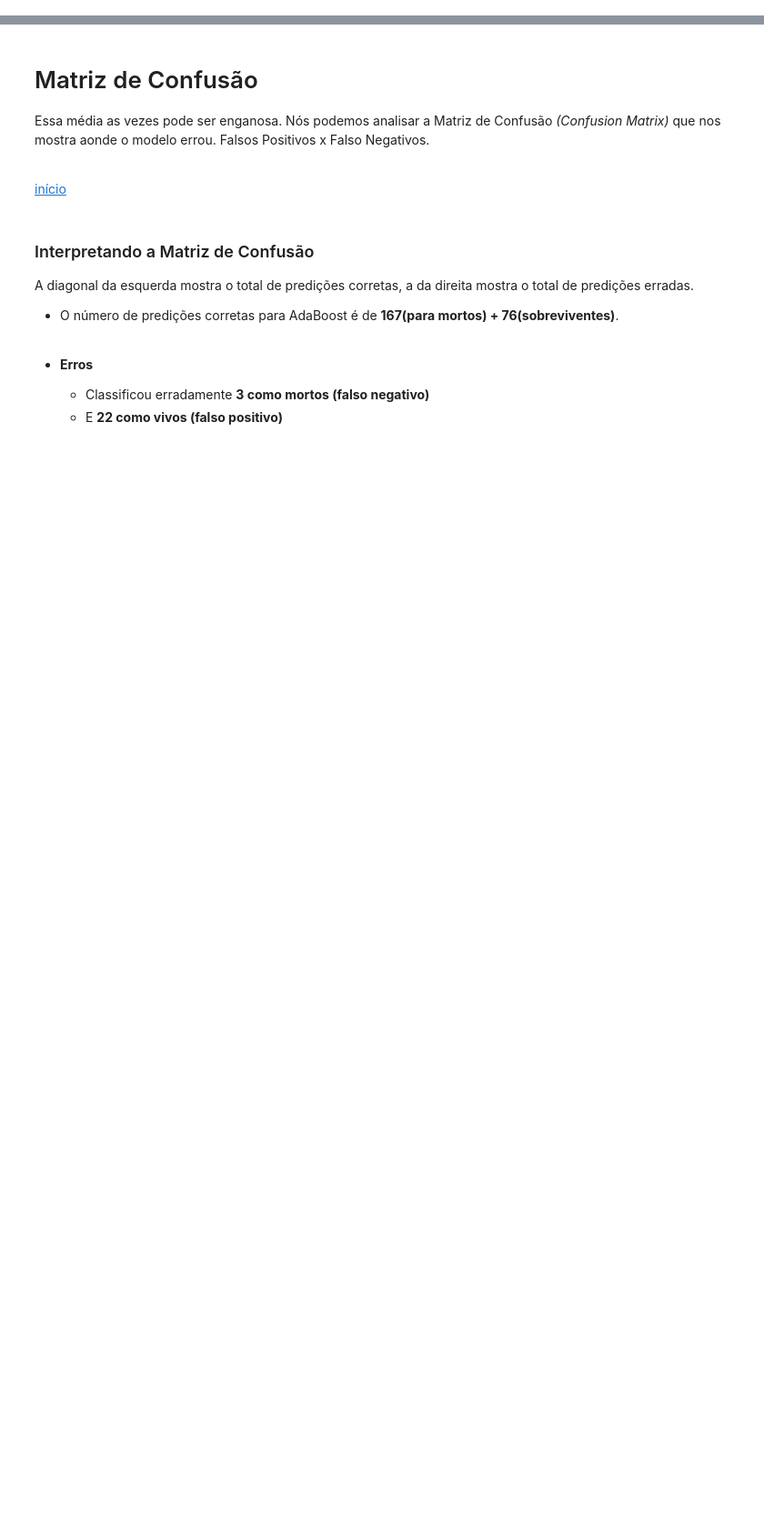
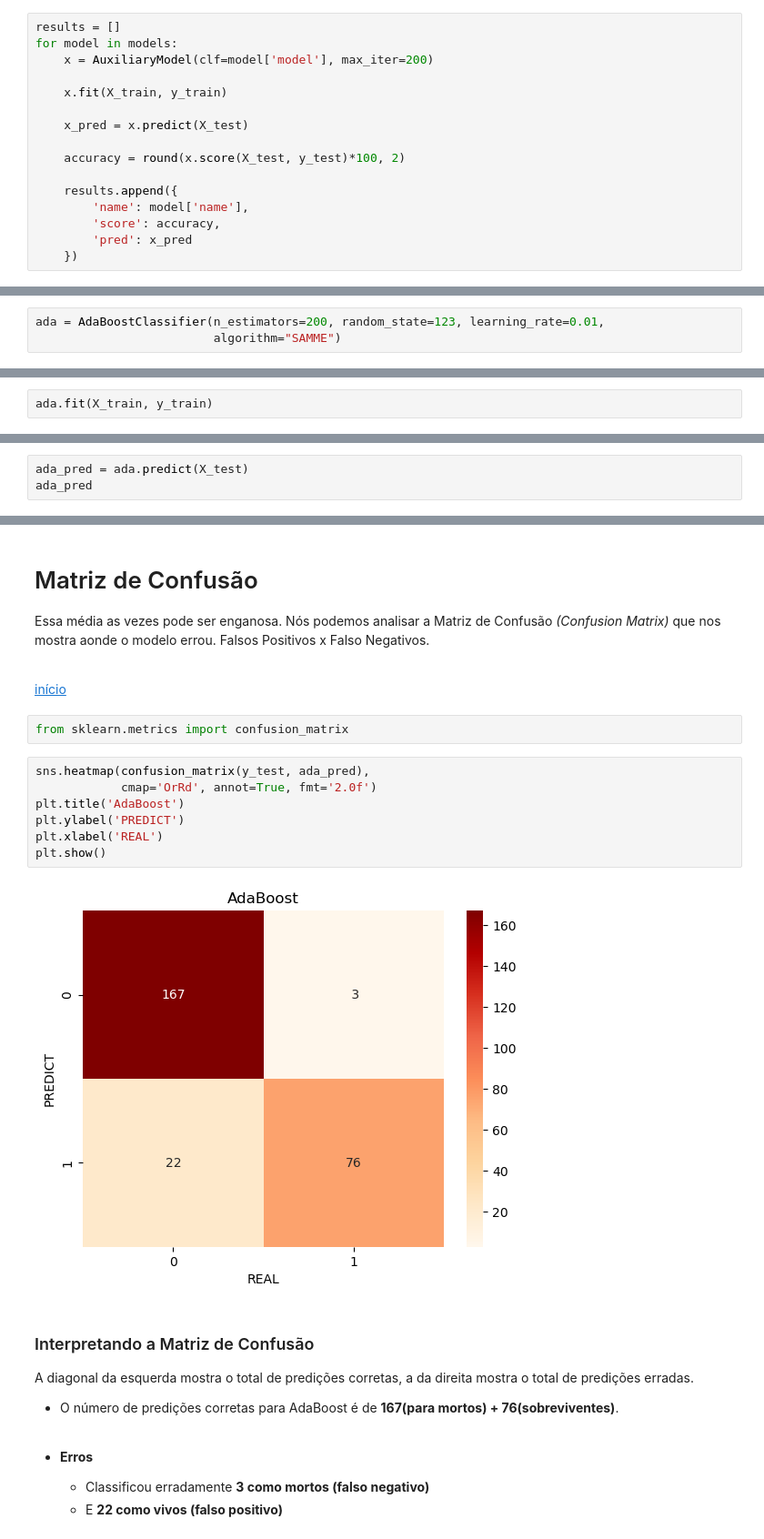
Before and after one commit to gabrielrstan/Data_Science_e_Machine_Learning_com_Estat-stica_e_Python, a Jupyter notebook: 11 - Classificacao - Tecnicas Avancadas de ML/Classificacao Tecnicas Avancadas de ML - Vazio.ipynb, the cells around one changed output, grey strips where cells are left out. Shown at 91% size. Saved outputs shown, nothing was run; the diff lists cells and outputs as text; blank space fills up the shorter version.

```diff
--- a/11 - Classificacao - Tecnicas Avancadas de ML/Classificacao Tecnicas Avancadas de ML - Vazio.ipynb
+++ b/11 - Classificacao - Tecnicas Avancadas de ML/Classificacao Tecnicas Avancadas de ML - Vazio.ipynb
@@ -850,0 +1240,16 @@ modelos = [{'nome': 'logreg',
+# %%
+results = []
+for model in models:
+    x = AuxiliaryModel(clf=model['model'], max_iter=200)
+
+    x.fit(X_train, y_train)
+
+    x_pred = x.predict(X_test)
+
+    accuracy = round(x.score(X_test, y_test)*100, 2)
+
+    results.append({
+        'name': model['name'],
+        'score': accuracy,
+        'pred': x_pred
+    })
@@ -870,0 +1302,3 @@ from sklearn.model_selection import cross_val_predict
+# %%
+ada = AdaBoostClassifier(n_estimators=200, random_state=123, learning_rate=0.01,
+                         algorithm="SAMME")
@@ -870,0 +1316,2 @@ from sklearn.model_selection import cross_val_predict
+# %%
+ada.fit(X_train, y_train)
@@ -870,0 +1321,3 @@ from sklearn.model_selection import cross_val_predict
+# %%
+ada_pred = ada.predict(X_test)
+ada_pred
@@ -878,6 +1348,17 @@ Essa média as vezes pode ser enganosa. Nós podemos analisar a Matriz de Confus
 <br>
 
 [início](#topo)
+# %%
+from sklearn.metrics import confusion_matrix
+# %%
+sns.heatmap(confusion_matrix(y_test, ada_pred),
+            cmap='OrRd', annot=True, fmt='2.0f')
+plt.title('AdaBoost')
+plt.ylabel('PREDICT')
+plt.xlabel('REAL')
+plt.show()
+# %% [output]
+[figure, added]
 # %% [markdown]
 ### Interpretando a Matriz de Confusão
 
```
Also changed, not shown: parts of 81 cells of this notebook, 1 other file.
